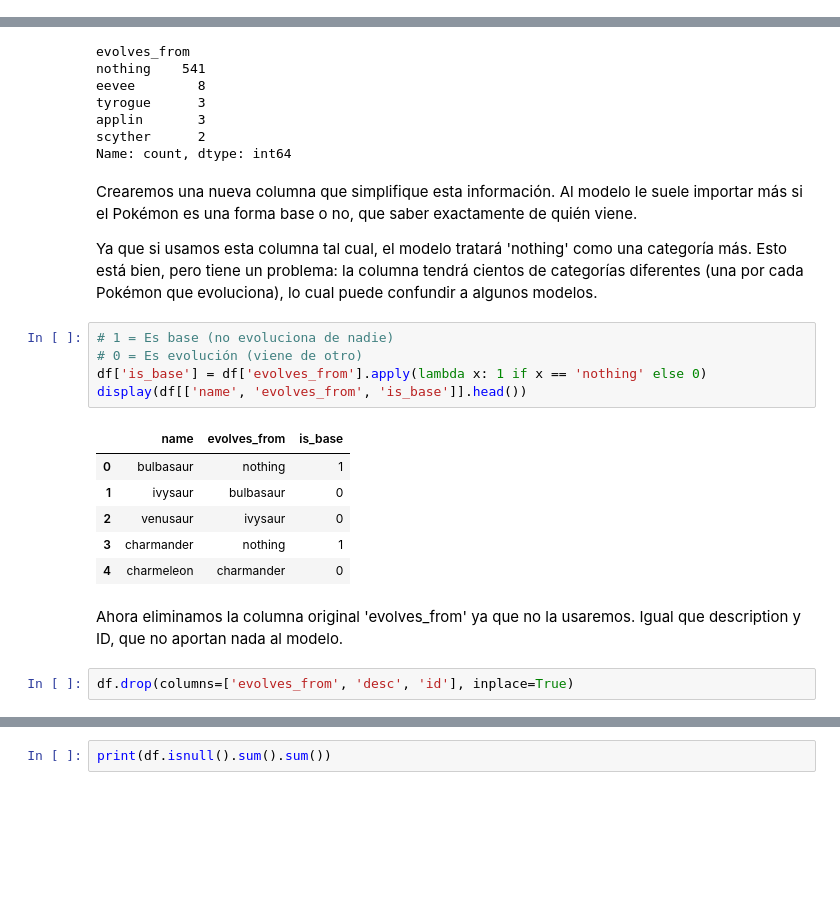
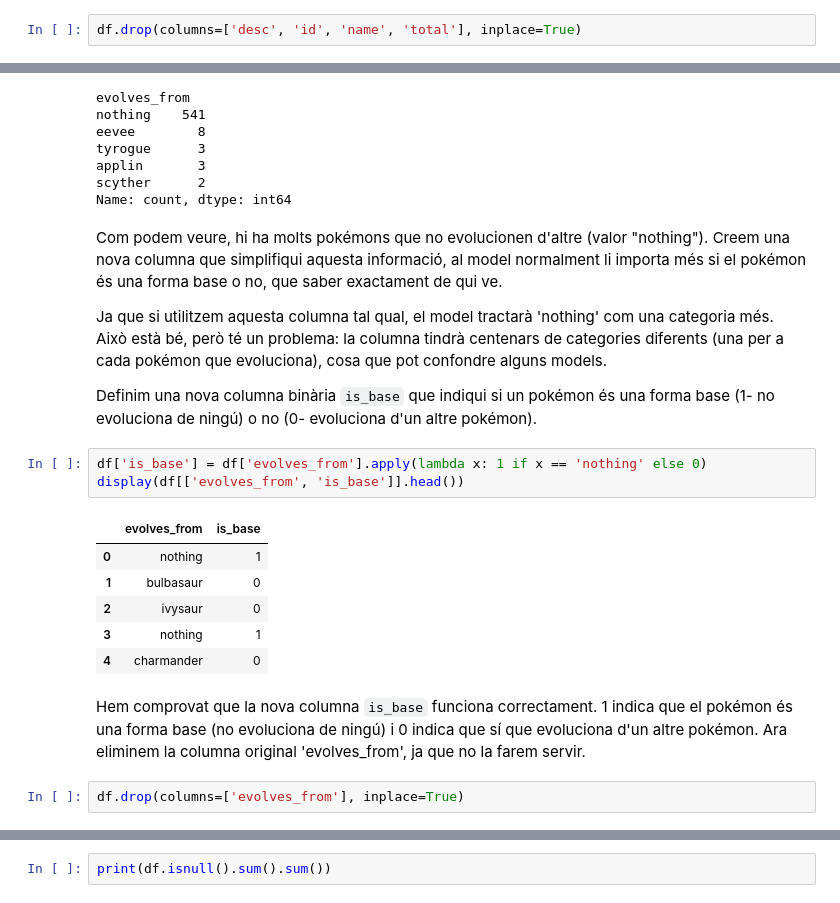
Before and after one commit to Gpascual11/MD005_SBC, a Jupyter notebook: 2. Clasificacion/MD005_S2_GerardPascual.ipynb, the cells around one changed output, grey strips where cells are left out. Drawn from its saved outputs; the diff is of its cells as text; blank space fills up the shorter version.

```diff
--- a/2. Clasificacion/MD005_S2_GerardPascual.ipynb
+++ b/2. Clasificacion/MD005_S2_GerardPascual.ipynb
@@ -73,0 +73,2 @@ memory usage: 144.3+ KB
+# %%
+df.drop(columns=['desc', 'id', 'name', 'total'], inplace=True)
@@ -105,26 +130,25 @@ applin       3
 scyther      2
 Name: count, dtype: int64
 # %% [markdown]
-Crearemos una nueva columna que simplifique esta información. Al modelo le suele importar más si el Pokémon es una forma base o no, que saber exactamente de quién viene.
+Com podem veure, hi ha molts pokémons que no evolucionen d'altre (valor "nothing"). Creem una nova columna que simplifiqui aquesta informació, al model normalment li importa més si el pokémon és una forma base o no, que saber exactament de qui ve.
 
-Ya que si usamos esta columna tal cual, el modelo tratará 'nothing' como una categoría más. Esto está bien, pero tiene un problema: la columna tendrá cientos de categorías diferentes (una por cada Pokémon que evoluciona), lo cual puede confundir a algunos modelos.
+Ja que si utilitzem aquesta columna tal qual, el model tractarà 'nothing' com una categoria més. Això està bé, però té un problema: la columna tindrà centenars de categories diferents (una per a cada pokémon que evoluciona), cosa que pot confondre alguns models.
+
+Definim una nova columna binària `is_base` que indiqui si un pokémon és una forma base (1- no evoluciona de ningú) o no (0- evoluciona d'un altre pokémon).
 # %%
-# 1 = Es base (no evoluciona de nadie)
-# 0 = Es evolución (viene de otro)
 df['is_base'] = df['evolves_from'].apply(lambda x: 1 if x == 'nothing' else 0)
-display(df[['name', 'evolves_from', 'is_base']].head())
+display(df[['evolves_from', 'is_base']].head())
 # %% [output]
-|  | name | evolves_from | is_base |
-| 0 | bulbasaur | nothing | 1 |
-| 1 | ivysaur | bulbasaur | 0 |
-| 2 | venusaur | ivysaur | 0 |
-| 3 | charmander | nothing | 1 |
-| 4 | charmeleon | charmander | 0 |
+|  | evolves_from | is_base |
+| 0 | nothing | 1 |
+| 1 | bulbasaur | 0 |
+| 2 | ivysaur | 0 |
+| 3 | nothing | 1 |
+| 4 | charmander | 0 |
 # %% [markdown]
-Ahora eliminamos la columna original 'evolves_from' ya que no la usaremos.
-Igual que description y ID, que no aportan nada al modelo.
+Hem comprovat que la nova columna `is_base` funciona correctament. 1 indica que el pokémon és una forma base (no evoluciona de ningú) i 0 indica que sí que evoluciona d'un altre pokémon. Ara eliminem la columna original 'evolves_from', ja que no la farem servir.
 # %%
-df.drop(columns=['evolves_from', 'desc', 'id'], inplace=True)
+df.drop(columns=['evolves_from'], inplace=True)
 # %%
 df.head()
 # %% [output]
```
Also changed, not shown: parts of 76 cells of this notebook.
